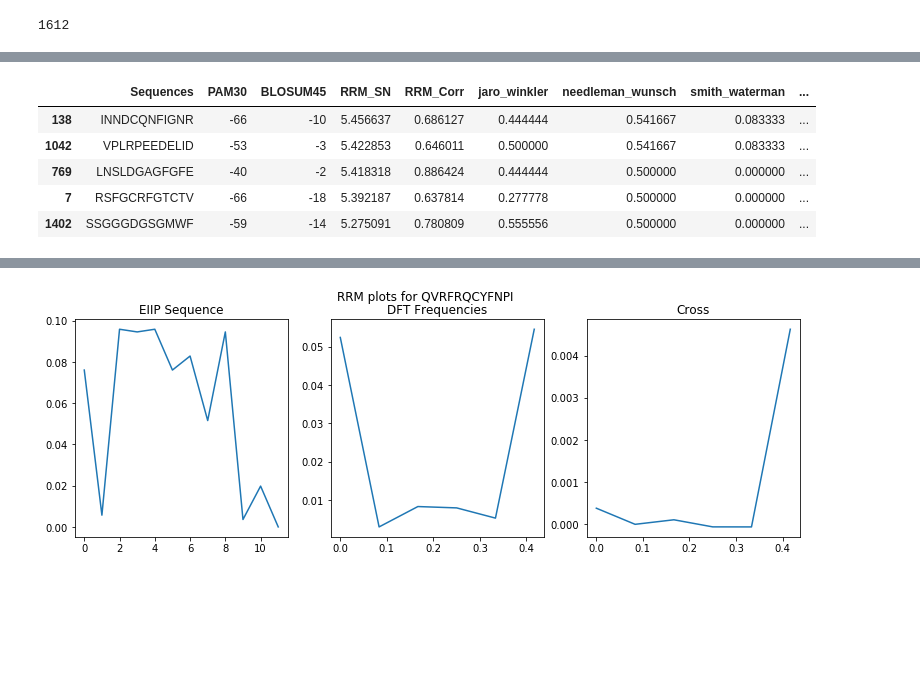
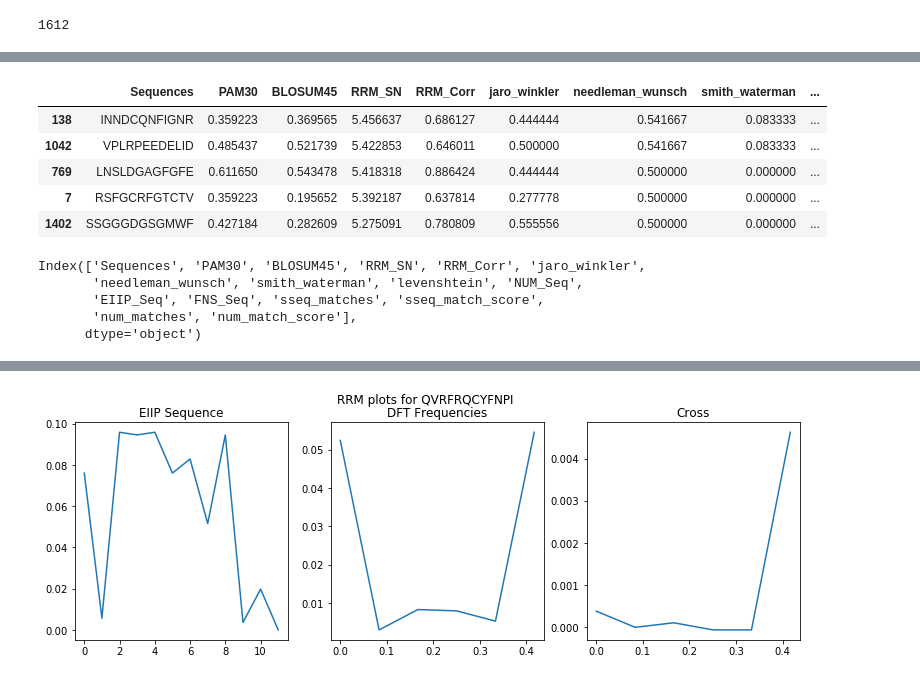
Before and after one commit to clpi/gemsec-neuropep, a Jupyter notebook: final/Final_Notebook.ipynb, the cells around one changed output, grey strips where cells are left out. Saved outputs shown, nothing was run; the diff lists cells and outputs as text; code cells hidden in the pictures; blank space fills up the shorter version.

```diff
--- a/final/Final_Notebook.ipynb
+++ b/final/Final_Notebook.ipynb
@@ -336,14 +364,22 @@ d1[0].p.groupby(by='num_match_score').mean().head()
 # %%
 d1[0].p.sort_values(by="RRM_SN", ascending=False)[:100].to_csv('./out/v4/grbp5_top100_rrmsnr.csv')
-d1[0].p.sort_values(by="RRM_SN", ascending=False)[:100].to_csv('./out/v4/m6_top100_rrmsnr.csv')
+d1[1].p.sort_values(by="RRM_SN", ascending=False)[:100].to_csv('./out/v4/m6_top100_rrmsnr.csv')
 d1[0].p.sort_values(by="RRM_SN", ascending=False)[:5].to_csv('./out/v4/grbp5_top5_rrmsnr.csv')
-d1[0].p.sort_values(by="RRM_SN", ascending=False)[:5].to_csv('./out/v4/m6_top5_rrmsnr.csv')
+d1[1].p.sort_values(by="RRM_SN", ascending=False)[:5].to_csv('./out/v4/m6_top5_rrmsnr.csv')
 
 d1[0].p.sort_values(by="RRM_SN", ascending=False).head()
 # %% [output]
 |  | Sequences | PAM30 | BLOSUM45 | RRM_SN | RRM_Corr | jaro_winkler | needleman_wunsch | smith_waterman | ... |
-| 138 | INNDCQNFIGNR | -66 | -10 | 5.456637 | 0.686127 | 0.444444 | 0.541667 | 0.083333 | ... |
-| 1042 | VPLRPEEDELID | -53 | -3 | 5.422853 | 0.646011 | 0.500000 | 0.541667 | 0.083333 | ... |
-| 769 | LNSLDGAGFGFE | -40 | -2 | 5.418318 | 0.886424 | 0.444444 | 0.500000 | 0.000000 | ... |
-| 7 | RSFGCRFGTCTV | -66 | -18 | 5.392187 | 0.637814 | 0.277778 | 0.500000 | 0.000000 | ... |
-| 1402 | SSGGGDGSGMWF | -59 | -14 | 5.275091 | 0.780809 | 0.555556 | 0.500000 | 0.000000 | ... |
+| 138 | INNDCQNFIGNR | 0.359223 | 0.369565 | 5.456637 | 0.686127 | 0.444444 | 0.541667 | 0.083333 | ... |
+| 1042 | VPLRPEEDELID | 0.485437 | 0.521739 | 5.422853 | 0.646011 | 0.500000 | 0.541667 | 0.083333 | ... |
+| 769 | LNSLDGAGFGFE | 0.611650 | 0.543478 | 5.418318 | 0.886424 | 0.444444 | 0.500000 | 0.000000 | ... |
+| 7 | RSFGCRFGTCTV | 0.359223 | 0.195652 | 5.392187 | 0.637814 | 0.277778 | 0.500000 | 0.000000 | ... |
+| 1402 | SSGGGDGSGMWF | 0.427184 | 0.282609 | 5.275091 | 0.780809 | 0.555556 | 0.500000 | 0.000000 | ... |
+# %%
+d1[0].p.columns
+# %% [output]
+Index(['Sequences', 'PAM30', 'BLOSUM45', 'RRM_SN', 'RRM_Corr', 'jaro_winkler',
+       'needleman_wunsch', 'smith_waterman', 'levenshtein', 'NUM_Seq',
+       'EIIP_Seq', 'FNS_Seq', 'sseq_matches', 'sseq_match_score',
+       'num_matches', 'num_match_score'],
+      dtype='object')
```
Also changed, not shown: parts of 13 cells of this notebook, 23 other files.
